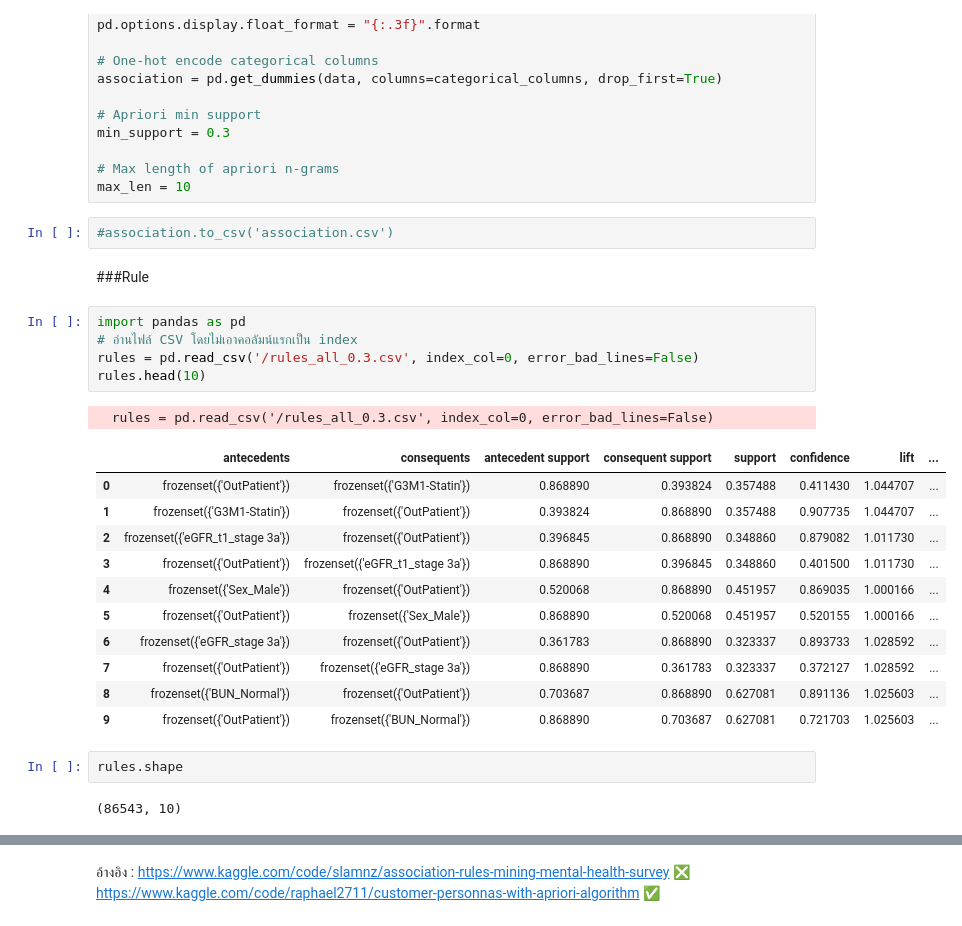
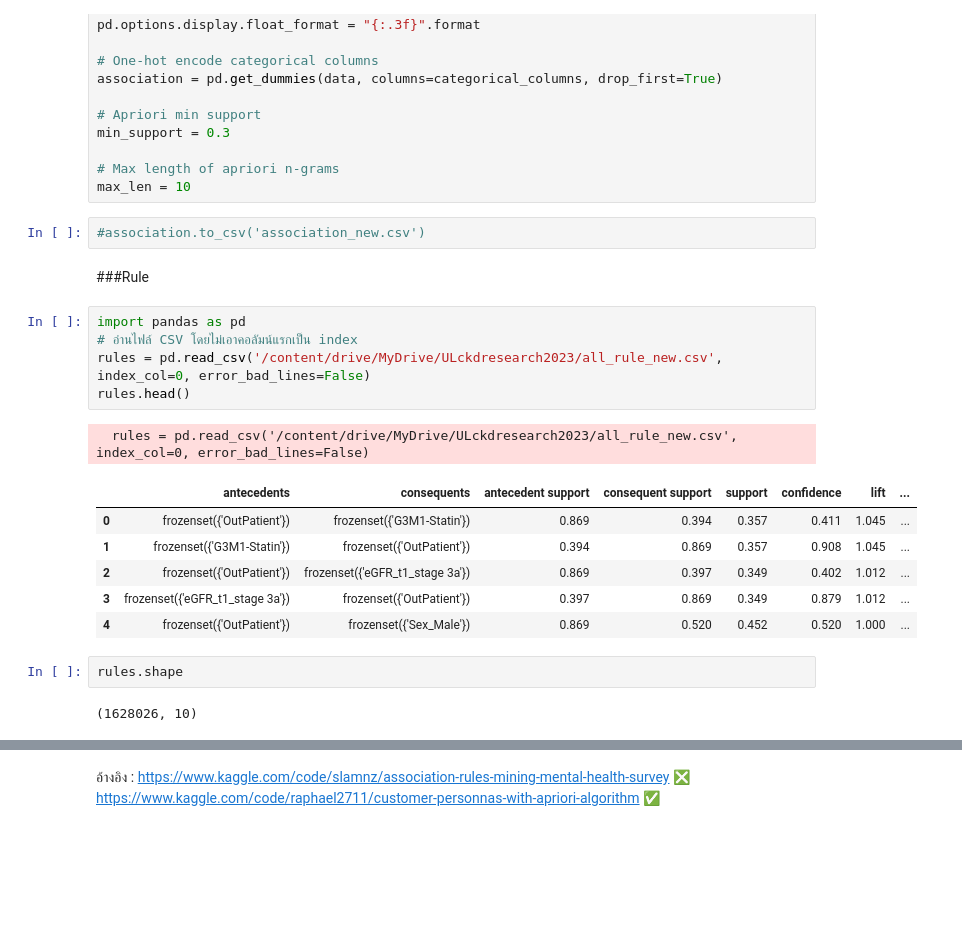
Before and after one commit to Aomaphisara/ULckdresearch2023, a Jupyter notebook: LassoRegression_Feature_Importance+Association_rule.ipynb, the cells around one changed output, grey strips where cells are left out. Saved outputs shown, nothing was run; the diff lists cells and outputs as text; blank space fills up the shorter version.

```diff
--- a/LassoRegression_Feature_Importance+Association_rule.ipynb
+++ b/LassoRegression_Feature_Importance+Association_rule.ipynb
@@ -799,29 +794,24 @@ min_support = 0.3
 # Max length of apriori n-grams
 max_len = 10
 # %%
-#association.to_csv('association.csv')
+#association.to_csv('association_new.csv')
 # %% [markdown]
 ###Rule
 # %%
 import pandas as pd
 # อ่านไฟล์ CSV โดยไม่เอาคอลัมน์แรกเป็น index
-rules = pd.read_csv('/rules_all_0.3.csv', index_col=0, error_bad_lines=False)
-rules.head(10)
+rules = pd.read_csv('/content/drive/MyDrive/ULckdresearch2023/all_rule_new.csv', index_col=0, error_bad_lines=False)
+rules.head()
 # %% [output]
-  rules = pd.read_csv('/rules_all_0.3.csv', index_col=0, error_bad_lines=False)
+  rules = pd.read_csv('/content/drive/MyDrive/ULckdresearch2023/all_rule_new.csv', index_col=0, error_bad_lines=False)
 |  | antecedents | consequents | antecedent support | consequent support | support | confidence | lift | ... |
-| 0 | frozenset({'OutPatient'}) | frozenset({'G3M1-Statin'}) | 0.868890 | 0.393824 | 0.357488 | 0.411430 | 1.044707 | ... |
-| 1 | frozenset({'G3M1-Statin'}) | frozenset({'OutPatient'}) | 0.393824 | 0.868890 | 0.357488 | 0.907735 | 1.044707 | ... |
-| 2 | frozenset({'eGFR_t1_stage 3a'}) | frozenset({'OutPatient'}) | 0.396845 | 0.868890 | 0.348860 | 0.879082 | 1.011730 | ... |
-| 3 | frozenset({'OutPatient'}) | frozenset({'eGFR_t1_stage 3a'}) | 0.868890 | 0.396845 | 0.348860 | 0.401500 | 1.011730 | ... |
-| 4 | frozenset({'Sex_Male'}) | frozenset({'OutPatient'}) | 0.520068 | 0.868890 | 0.451957 | 0.869035 | 1.000166 | ... |
-| 5 | frozenset({'OutPatient'}) | frozenset({'Sex_Male'}) | 0.868890 | 0.520068 | 0.451957 | 0.520155 | 1.000166 | ... |
-| 6 | frozenset({'eGFR_stage 3a'}) | frozenset({'OutPatient'}) | 0.361783 | 0.868890 | 0.323337 | 0.893733 | 1.028592 | ... |
-| 7 | frozenset({'OutPatient'}) | frozenset({'eGFR_stage 3a'}) | 0.868890 | 0.361783 | 0.323337 | 0.372127 | 1.028592 | ... |
-| 8 | frozenset({'BUN_Normal'}) | frozenset({'OutPatient'}) | 0.703687 | 0.868890 | 0.627081 | 0.891136 | 1.025603 | ... |
-| 9 | frozenset({'OutPatient'}) | frozenset({'BUN_Normal'}) | 0.868890 | 0.703687 | 0.627081 | 0.721703 | 1.025603 | ... |
+| 0 | frozenset({'OutPatient'}) | frozenset({'G3M1-Statin'}) | 0.869 | 0.394 | 0.357 | 0.411 | 1.045 | ... |
+| 1 | frozenset({'G3M1-Statin'}) | frozenset({'OutPatient'}) | 0.394 | 0.869 | 0.357 | 0.908 | 1.045 | ... |
+| 2 | frozenset({'OutPatient'}) | frozenset({'eGFR_t1_stage 3a'}) | 0.869 | 0.397 | 0.349 | 0.402 | 1.012 | ... |
+| 3 | frozenset({'eGFR_t1_stage 3a'}) | frozenset({'OutPatient'}) | 0.397 | 0.869 | 0.349 | 0.879 | 1.012 | ... |
+| 4 | frozenset({'OutPatient'}) | frozenset({'Sex_Male'}) | 0.869 | 0.520 | 0.452 | 0.520 | 1.000 | ... |
 # %%
 rules.shape
 # %% [output]
-(86543, 10)
+(1628026, 10)
 # %%
```
Also changed, not shown: parts of 27 cells of this notebook.
